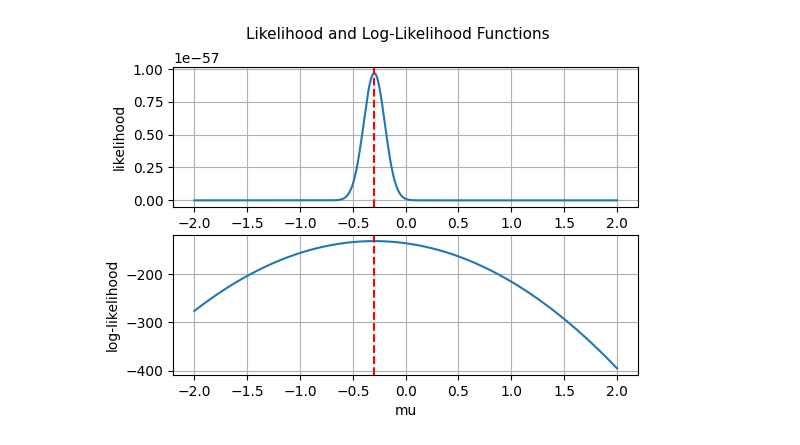
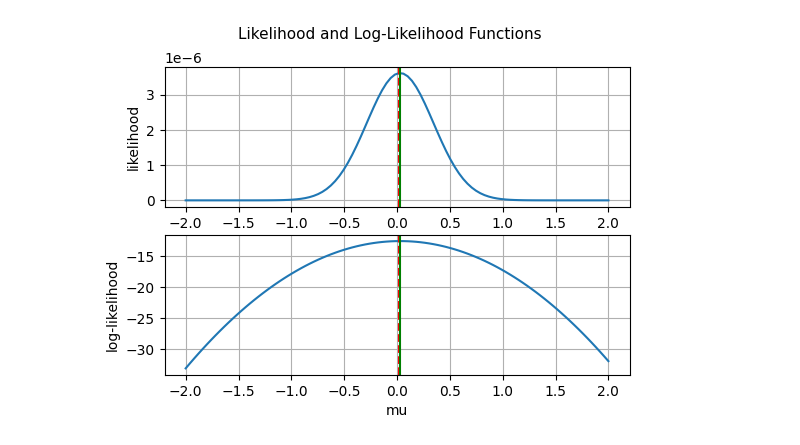
Before and after one commit to ntpuccw/InClassCoding, a Jupyter notebook: gar1001.ipynb, the cells around one changed output. Saved outputs shown, nothing was run; the diff lists cells and outputs as text; code cells hidden in the pictures.

```diff
--- a/gar1001.ipynb
+++ b/gar1001.ipynb
@@ -7,7 +7,7 @@ from scipy.stats import norm
 # Set parameters
 mu = 0      # mean
 sigma = 1   # standard deviation
-n = 100    # number of samples
+n = 10    # number of samples
 
 # Generate samples
 x = norm.rvs(loc=mu, scale=sigma, size=n)
@@ -21,7 +21,7 @@ def log_likelihood(mu):
     return np.sum(norm.logpdf(x, loc=mu, scale=1))  # use logpdf for numerical stability
 # create a range of mu values
 
-mu_values = np.linspace(-2, 2, 1000)
+mu_values = np.linspace(-2, 2, 100)
 
 # calculate the likelihood for each mu value
 likelihood_values = [likelihood(mu) for mu in mu_values]
@@ -35,41 +35,44 @@ ax[0].plot(mu_values, likelihood_values)
 # add super title
 fig.suptitle('Likelihood and Log-Likelihood Functions', fontsize=11)
 
-# ax[0].set_title('Likelihood Function')
 ax[0].set_xlabel('mu')
 ax[0].set_ylabel('likelihood')
 ax[0].grid()
 # add verticle line at the maximum of the likelihood function
 max_likelihood_mu = mu_values[np.argmax(likelihood_values)]
 ax[0].axvline(x=max_likelihood_mu, color='r', linestyle='--')
+# add verticle line at the mean of the samples
+ax[0].axvline(x=np.mean(x), color='g', linestyle='-')
+
 ax[1].plot(mu_values, log_likelihood_values)
-# ax[1].set_title('Log-Likelihood Function')
 ax[1].set_xlabel('mu')
 ax[1].set_ylabel('log-likelihood')
 ax[1].grid()
 # add verticle line at the maximum of the log-likelihood function
 max_log_likelihood_mu = mu_values[np.argmax(log_likelihood_values)]
 ax[1].axvline(x=max_log_likelihood_mu, color='r', linestyle='--')
+# add verticle line at the mean of the samples
+ax[1].axvline(x=np.mean(x), color='g', linestyle='-')
 plt.show()
 
 
 
 # plot the likelihood function
 # Fig = plt.figure(figsize=(6, 3))
 # plt.plot(mu_values, likelihood_values)
 # plt.title('Likelihood Function')
 # plt.xlabel('mu')
 # plt.ylabel('likelihood')
 # plt.grid()
 # plt.show()
 
 # # plot the log-likelihood function
 # Fig = plt.figure(figsize=(6, 3))
 # plt.plot(mu_values, log_likelihood_values)
 # plt.title('Log-Likelihood Function')
 # plt.xlabel('mu')
 # plt.ylabel('log-likelihood')
 # plt.grid()
 # plt.show()
 # %% [output]
-[figure, old version]
+[figure, new version]
```
